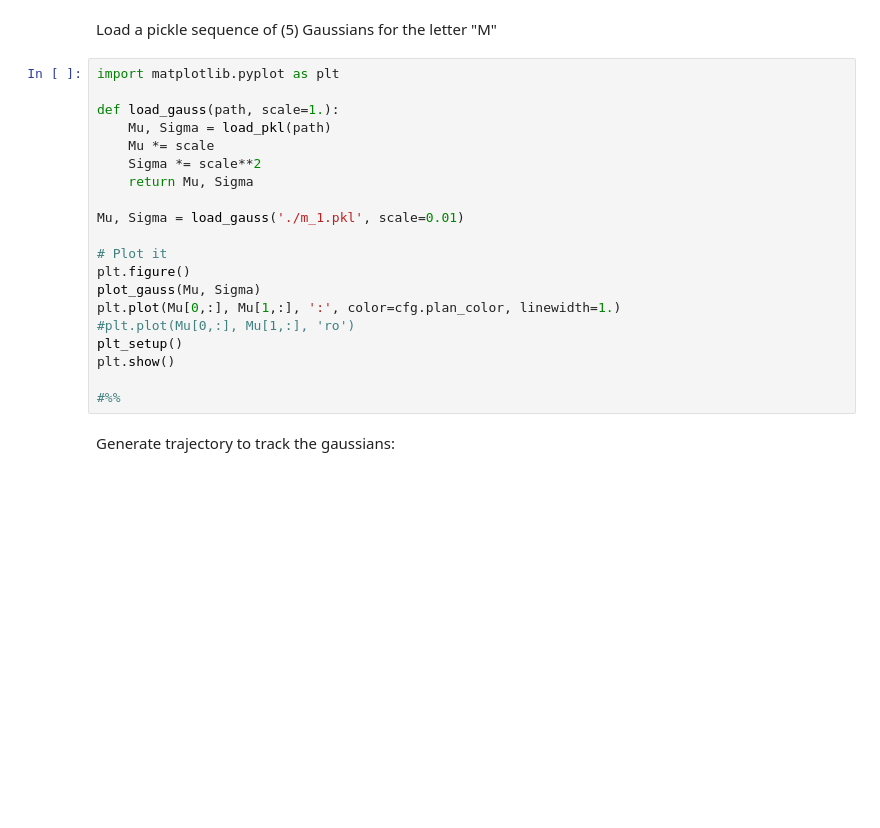
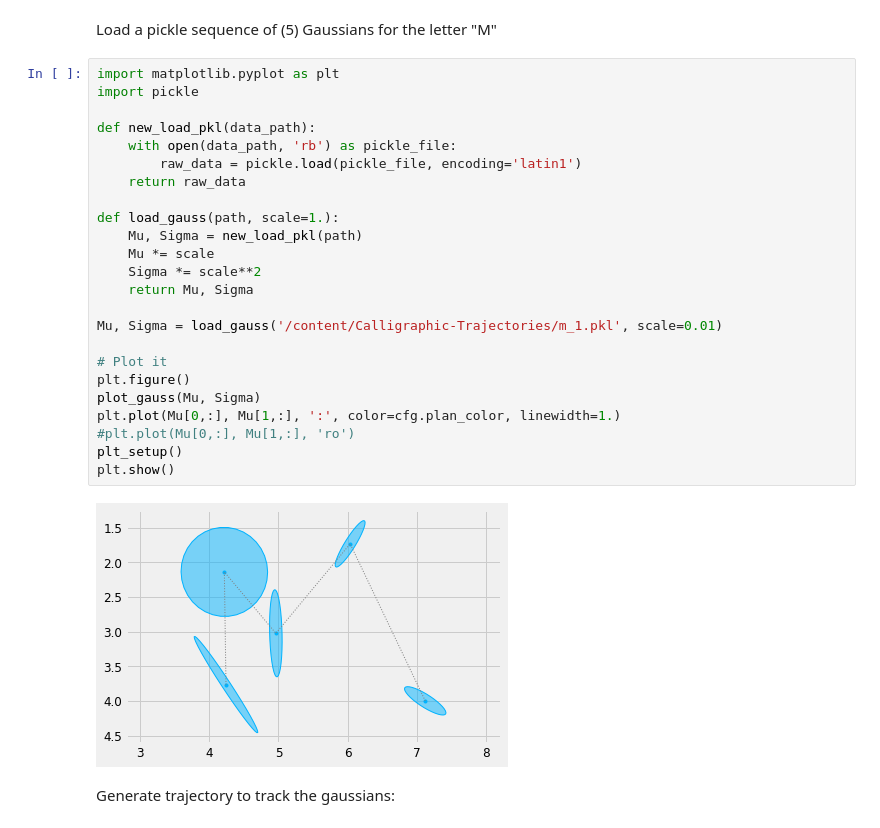
Before and after one commit to mmattyg/Calligraphic-Trajectories, a Jupyter notebook: Generating_Calligraphic_Trajectories_with_Model_Predictive_Control_(MPC).ipynb, the cells around one changed output. Cells and saved outputs as stored; diff of their text form; blank space fills up the shorter version.

```diff
--- a/Generating_Calligraphic_Trajectories_with_Model_Predictive_Control_(MPC).ipynb
+++ b/Generating_Calligraphic_Trajectories_with_Model_Predictive_Control_(MPC).ipynb
@@ -416,24 +428,30 @@ def make_reference(Mu, Sigma, n, sys, reference=stepwise, end_weight = 1e10):
 Load a pickle sequence of \(5\) Gaussians for the letter "M"
 # %%
 import matplotlib.pyplot as plt
+import pickle
+
+def new_load_pkl(data_path):
+    with open(data_path, 'rb') as pickle_file:
+        raw_data = pickle.load(pickle_file, encoding='latin1')
+    return raw_data
 
 def load_gauss(path, scale=1.):
-    Mu, Sigma = load_pkl(path)
+    Mu, Sigma = new_load_pkl(path)
     Mu *= scale
     Sigma *= scale**2
     return Mu, Sigma
 
-Mu, Sigma = load_gauss('./m_1.pkl', scale=0.01)
+Mu, Sigma = load_gauss('/content/Calligraphic-Trajectories/m_1.pkl', scale=0.01)
 
 # Plot it
 plt.figure()
 plot_gauss(Mu, Sigma)
 plt.plot(Mu[0,:], Mu[1,:], ':', color=cfg.plan_color, linewidth=1.)
 #plt.plot(Mu[0,:], Mu[1,:], 'ro')
 plt_setup()
 plt.show()
-
-#%%
+# %% [output]
+[figure, added]
 # %% [markdown]
 Generate trajectory to track the gaussians:
 # %%
```
Also changed, not shown: parts of 17 cells of this notebook.
